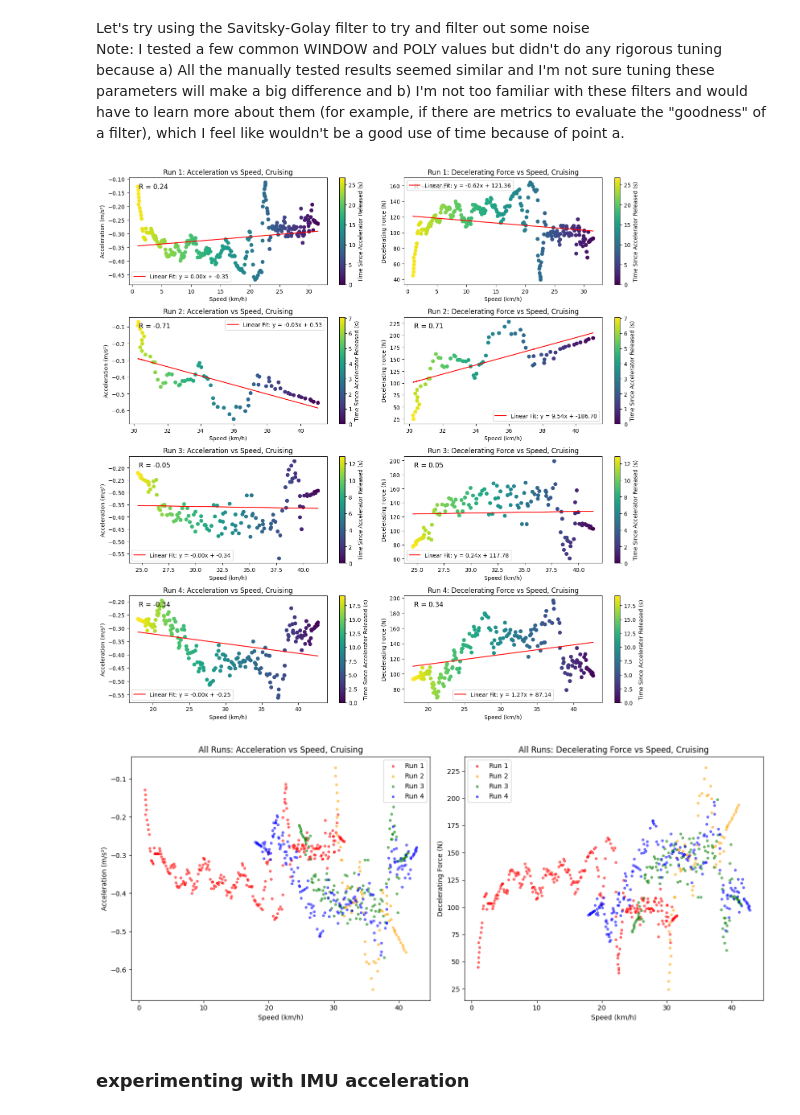
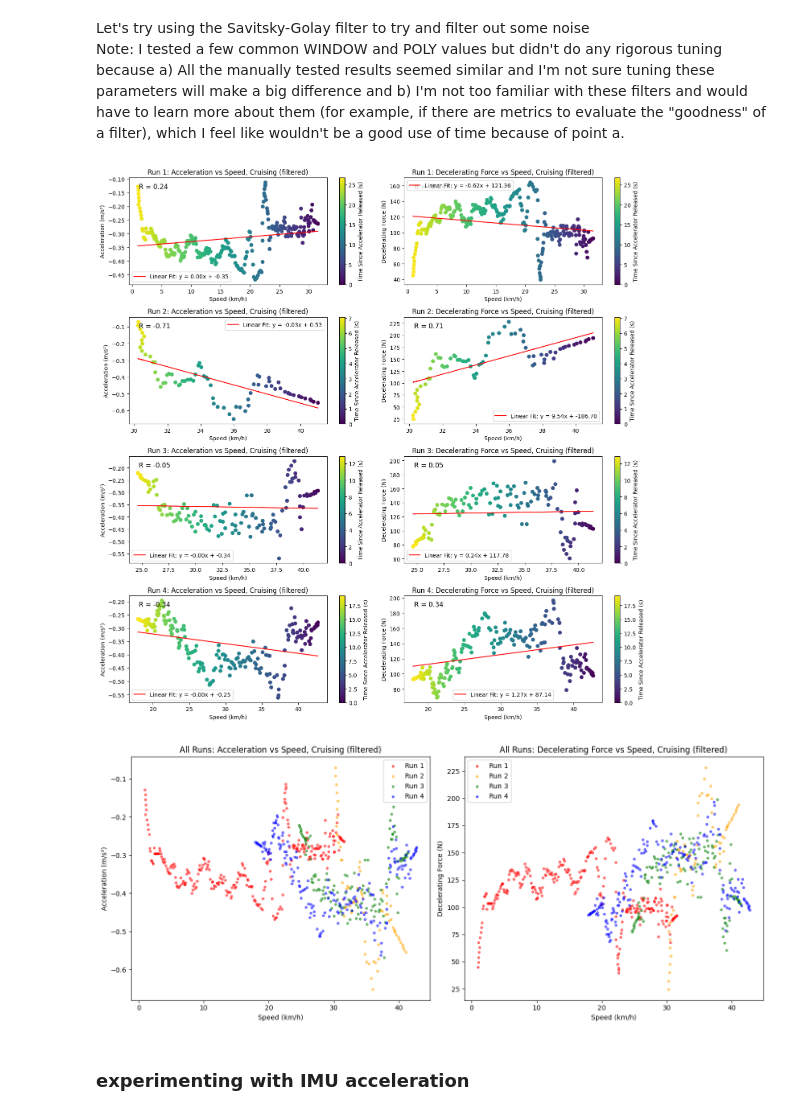
Before and after one commit to UBC-Solar/data_analysis, a Jupyter notebook: v4/drag_area_coefficient/drag_area_coefficient.ipynb, the cells around one changed output. Cells and saved outputs as stored; diff of their text form; code cells hidden in the pictures.

Commit message:
adjust plot titles

```diff
--- a/v4/drag_area_coefficient/drag_area_coefficient.ipynb
+++ b/v4/drag_area_coefficient/drag_area_coefficient.ipynb
@@ -244,36 +244,36 @@ for i, speed in enumerate(cruise_window_speeds):
 
     speed_array = np.asarray(speed)
     speed_smoothed = savgol_filter(speed_array, SAVGOL_WINDOW, SAVGOL_POLY)
 
     acceleration: np.ndarray = (np.diff(speed_smoothed) / period) / KMH_PER_MPS
     force = BRIGHTSIDE_MASS_KG * acceleration * -1
     speed_without_last = speed_array[:-1]
     time_since_cruising = t_axis[:-1] - t_axis[0]
 
     ax1 = axes[i, 0]
     ax2 = axes[i, 1]
 
     for ax, y_data, y_label, title in [
-        (ax1, acceleration, "Acceleration (m/s²)", f"Run {i+1}: Acceleration vs Speed, Cruising"),
-        (ax2, force, "Decelerating Force (N)", f"Run {i+1}: Decelerating Force vs Speed, Cruising"),
+        (ax1, acceleration, "Acceleration (m/s²)", f"Run {i+1}: Acceleration vs Speed, Cruising (filtered)"),
+        (ax2, force, "Decelerating Force (N)", f"Run {i+1}: Decelerating Force vs Speed, Cruising (filtered)"),
     ]:
         slope, intercept, r_value, _, _ = stats.linregress(speed_without_last, y_data)
         fit_line = slope * speed_without_last + intercept
 
         scatter = ax.scatter(speed_without_last, y_data, c=time_since_cruising)
         ax.set_title(title)
         ax.set_xlabel("Speed (km/h)")
         ax.set_ylabel(y_label)
         fig.colorbar(scatter, label="Time Since Accelerator Released (s)", ax=ax)
         ax.text(0.05, 0.95, f"R = {r_value:.2f}", transform=ax.transAxes, fontsize=12, verticalalignment="top")
         ax.plot(speed_without_last, fit_line, color="red", label=f"Linear Fit: y = {slope:.2f}x + {intercept:.2f}")
         ax.legend()
 
 
 plt.tight_layout()
 plt.show()
 # %% [output]
-[figure, old version]
+[figure, new version]
 # %%
 fig, axes = plt.subplots(1, 2, figsize=(14, 6))
 ax_accel, ax_force = axes
@@ -292,8 +292,8 @@ for i, speed in enumerate(cruise_window_speeds):
     color = COLORS[i]
 
     for ax, y_data, y_label, title in [
-        (ax_accel, acceleration, "Acceleration (m/s²)", "All Runs: Acceleration vs Speed, Cruising"),
-        (ax_force, force, "Decelerating Force (N)", "All Runs: Decelerating Force vs Speed, Cruising"),
+        (ax_accel, acceleration, "Acceleration (m/s²)", "All Runs: Acceleration vs Speed, Cruising (filtered)"),
+        (ax_force, force, "Decelerating Force (N)", "All Runs: Decelerating Force vs Speed, Cruising (filtered)"),
     ]:
         ax.scatter(speed_without_last, y_data, c=color, alpha=0.5, s=10, label=f"Run {i+1}")
 
@@ -305,7 +305,7 @@ for i, speed in enumerate(cruise_window_speeds):
 plt.tight_layout()
 plt.show()
 # %% [output]
-[figure, old version]
+[figure, new version]
 # %% [markdown]
 ### experimenting with IMU acceleration
 # %%
```
